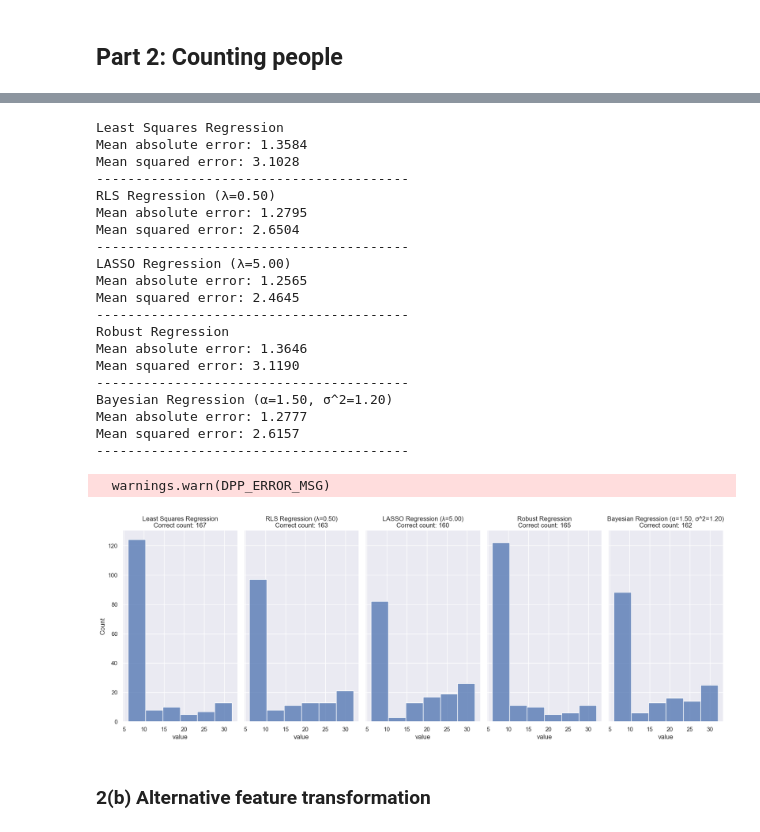
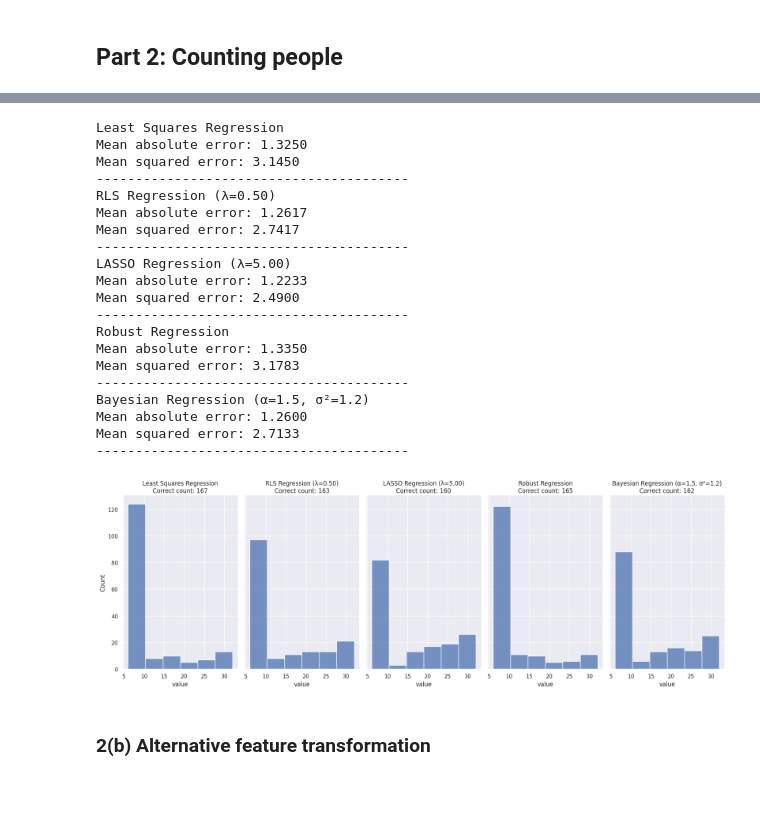
Before and after one commit to haitrungle/cs5487-pa-1, a Jupyter notebook: main.ipynb, the cells around one changed output, grey strips where cells are left out. Saved outputs shown, nothing was run; the diff lists cells and outputs as text; code cells hidden in the pictures; blank space fills up the shorter version.

```diff
--- a/main.ipynb
+++ b/main.ipynb
@@ -131,6 +136,9 @@ class LASSO(Regression):
         self.title = f"LASSO Regression (λ={l:.2f})"
         self.l = l
 
+    def hyperparam(self):
+        return super().hyperparam() or self.l
+
     def fit(self, X, y):
         Phi = np.apply_along_axis(self.phi, 0, np.atleast_2d(X))
         D = Phi.shape[0]
@@ -141,14 +149,14 @@ class LASSO(Regression):
         f = self.l - np.block([Phi_y, -Phi_y])
         x = cp.Variable(2*D)
 
-        # To avoid cases where H is almost positive semidefinite but has very small
-        # negative eigenvalues. See https://github.com/cvxpy/cvxpy/issues/407
-        H_param = cp.Parameter(shape=H.shape, value=H, PSD=True)
+        # To avoid cases where cvxpy fails to assert H is positive semidefinite
+        # due to numerical issues. See https://github.com/cvxpy/cvxpy/issues/1995
+        H_psd = cp.psd_wrap(H)
 
-        objective = cp.Minimize(cp.quad_form(x, H_param) + 2 * f.T @ x)
+        objective = cp.Minimize(cp.quad_form(x, H_psd) + 2 * f.T @ x)
         constraints = [x >= 0]
         problem = cp.Problem(objective, constraints)
-        problem.solve()
+        problem.solve(solver=cp.OSQP)
 
         self.theta_hat = x.value[:D] - x.value[D:]
         return self.theta_hat
@@ -215,9 +223,12 @@ class BR(Regression):
     """
 
     def __init__(self, alpha=None, sigma_2=None):
-        self.title = f"Bayesian Regression (α={alpha:.2f}, σ^2={sigma_2:.2f})"
+        self.title = f"Bayesian Regression (α={alpha:.1f}, σ²={sigma_2:.1f})"
         self.alpha = alpha
         self.sigma_2 = sigma_2
+
+    def hyperparam(self):
+        return super().hyperparam() or (self.alpha, self.sigma_2)
 
     def fit(self, X, y):
         Phi = np.apply_along_axis(self.phi, 0, np.atleast_2d(X))
@@ -502,59 +537,59 @@ y_test = read_input(f"{count_path}testy.txt")
 # %%
 def fit_predict_plot_count(models, phi):
     df = pd.DataFrame()
-    correct_count = []
+    correct_counts = []
     for model in models:
         model.phi = phi
         result = model.fit(X_train, y_train)
         y_test_predict, std = model.predict(X_test)
-        mae = np.abs(y_test - y_test_predict).mean()
-        mse = np.square(y_test - y_test_predict).mean()
-
-        print(model.title)
-        print(f"Mean absolute error: {mae:.4f}")
-        print(f"Mean squared error: {mse:.4f}")
-        print("-" * 40)
 
         y_test_int = y_test + y_mean
         y_test_predict_int = np.round(y_test_predict + y_mean)
 
-        correct_predicts = y_test_int[y_test_int == y_test_predict_int]
-        correct_count.append(correct_predicts.size)
+        mae = np.abs(y_test_int - y_test_predict_int).mean()
+        mse = np.square(y_test_int - y_test_predict_int).mean()
+        print(model.title)
+        print(f"Mean absolute error: {mae:.4f}")
+        print(f"Mean squared error: {mse:.4f}")
+        #print(f"Estimated parameter:\n{result}")
+        print("-" * 40)
+
+        correct_predicts = y_test_int[np.abs(y_test_int - y_test_predict_int) <= 0]
+        correct_counts.append(correct_predicts.size)
         df_correct_predict = pd.DataFrame({
             "value": correct_predicts,
             "model": [model.title] * correct_predicts.size,
         })
         df = pd.concat([df, df_correct_predict], axis=0)
 
-    g = sns.displot(df, x="value", binwidth=4, col="model", height=6, aspect=0.55)
-    for ax, model, count in zip(g.axes[0], models, correct_count):
+    g = sns.displot(df, x="value", binwidth=4, col="model", height=6, aspect=0.6)
+    for ax, model, count in zip(g.axes[0], models, correct_counts):
         ax.set_title(f"{model.title}\nCorrect count: {count}")
 
 models_2a = [LS(), RLS(l=0.5), LASSO(l=5), RR(), BR(alpha=1.5, sigma_2=1.2)]
 fit_predict_plot_count(models_2a, phi=lambda x: x)
 # %% [output]
 Least Squares Regression
-Mean absolute error: 1.3584
-Mean squared error: 3.1028
+Mean absolute error: 1.3250
+Mean squared error: 3.1450
 ----------------------------------------
 RLS Regression (λ=0.50)
-Mean absolute error: 1.2795
-Mean squared error: 2.6504
+Mean absolute error: 1.2617
+Mean squared error: 2.7417
 ----------------------------------------
 LASSO Regression (λ=5.00)
-Mean absolute error: 1.2565
-Mean squared error: 2.4645
+Mean absolute error: 1.2233
+Mean squared error: 2.4900
 ----------------------------------------
 Robust Regression
-Mean absolute error: 1.3646
-Mean squared error: 3.1190
+Mean absolute error: 1.3350
+Mean squared error: 3.1783
 ----------------------------------------
-Bayesian Regression (α=1.50, σ^2=1.20)
-Mean absolute error: 1.2777
-Mean squared error: 2.6157
+Bayesian Regression (α=1.5, σ²=1.2)
+Mean absolute error: 1.2600
+Mean squared error: 2.7133
 ----------------------------------------
-  warnings.warn(DPP_ERROR_MSG)
-[figure, old version]
+[figure, new version]
 # %% [markdown]
 ### 2(b) Alternative feature transformation
 # %%
```
Also changed, not shown: parts of 26 cells of this notebook.
